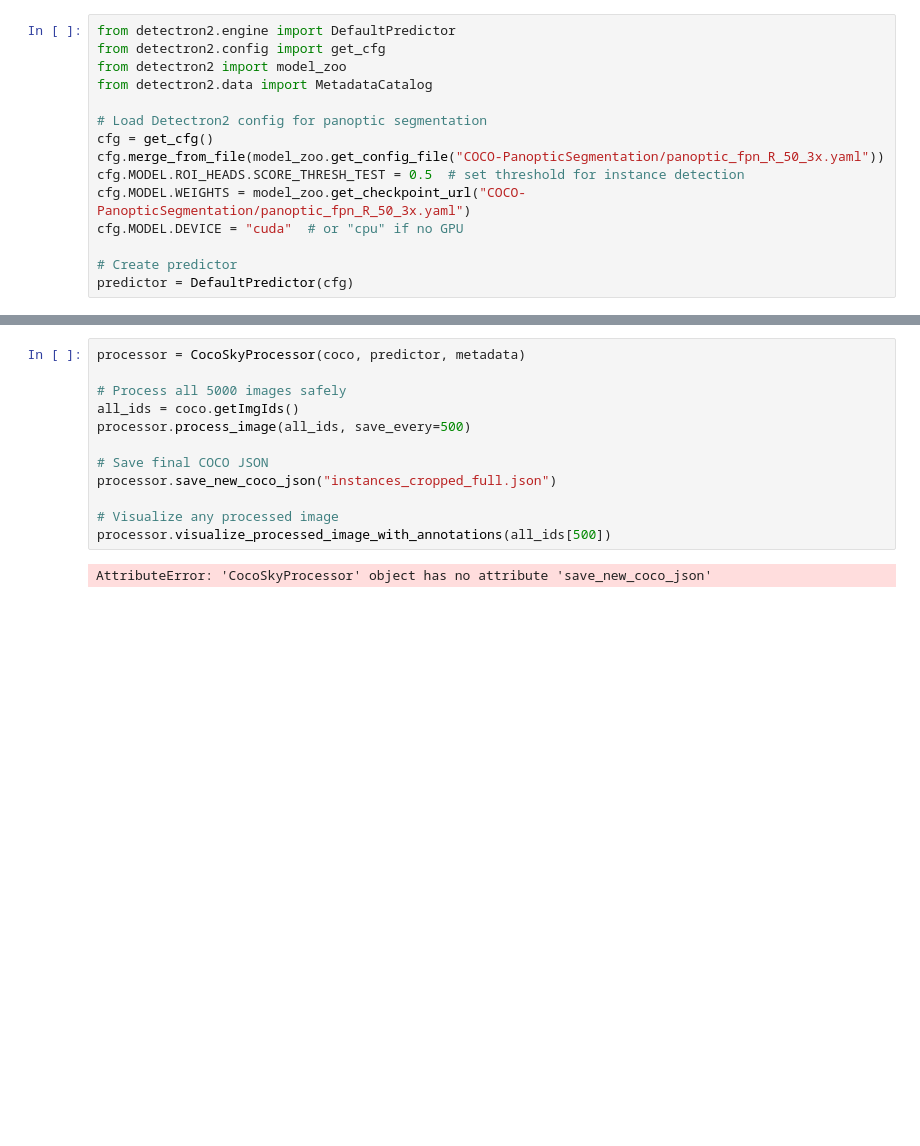
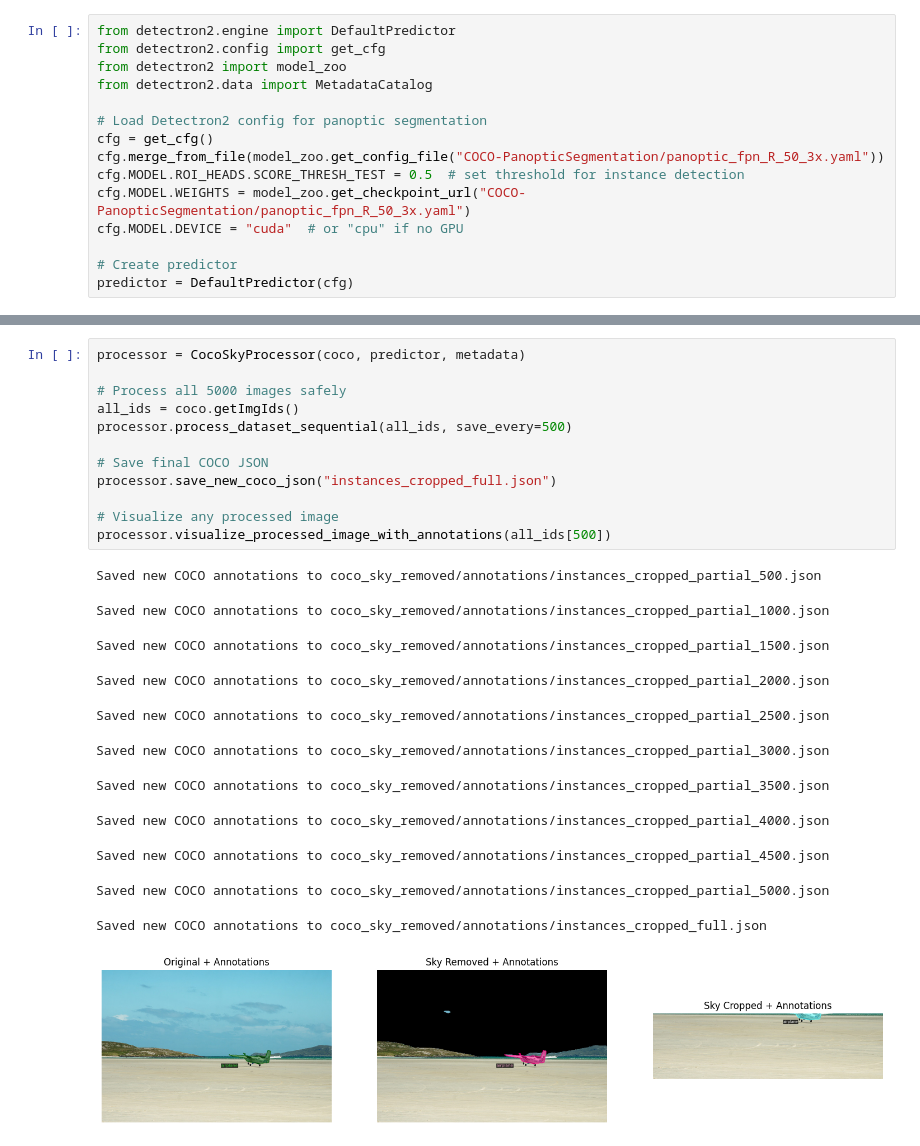
Before and after one commit to kishita1810/H2O_project, a Jupyter notebook: H2O_Project_v2.ipynb, the cells around one changed output, grey strips where cells are left out. Saved outputs shown, nothing was run; the diff lists cells and outputs as text; blank space fills up the shorter version.

```diff
--- a/H2O_Project_v2.ipynb
+++ b/H2O_Project_v2.ipynb
@@ -330,15 +348,26 @@ processor.visualize_processed_image_with_annotations(sample_ids[22])
 # %%
 processor = CocoSkyProcessor(coco, predictor, metadata)
 
 # Process all 5000 images safely
 all_ids = coco.getImgIds()
-processor.process_image(all_ids, save_every=500)
+processor.process_dataset_sequential(all_ids, save_every=500)
 
 # Save final COCO JSON
 processor.save_new_coco_json("instances_cropped_full.json")
 
 # Visualize any processed image
 processor.visualize_processed_image_with_annotations(all_ids[500])
 # %% [output]
-AttributeError: 'CocoSkyProcessor' object has no attribute 'save_new_coco_json'
+Saved new COCO annotations to coco_sky_removed/annotations/instances_cropped_partial_500.json
+Saved new COCO annotations to coco_sky_removed/annotations/instances_cropped_partial_1000.json
+Saved new COCO annotations to coco_sky_removed/annotations/instances_cropped_partial_1500.json
+Saved new COCO annotations to coco_sky_removed/annotations/instances_cropped_partial_2000.json
+Saved new COCO annotations to coco_sky_removed/annotations/instances_cropped_partial_2500.json
+Saved new COCO annotations to coco_sky_removed/annotations/instances_cropped_partial_3000.json
+Saved new COCO annotations to coco_sky_removed/annotations/instances_cropped_partial_3500.json
+Saved new COCO annotations to coco_sky_removed/annotations/instances_cropped_partial_4000.json
+Saved new COCO annotations to coco_sky_removed/annotations/instances_cropped_partial_4500.json
+Saved new COCO annotations to coco_sky_removed/annotations/instances_cropped_partial_5000.json
+Saved new COCO annotations to coco_sky_removed/annotations/instances_cropped_full.json
+[figure, added]
 # %%
```
Also changed, not shown: parts of 9 cells of this notebook.
